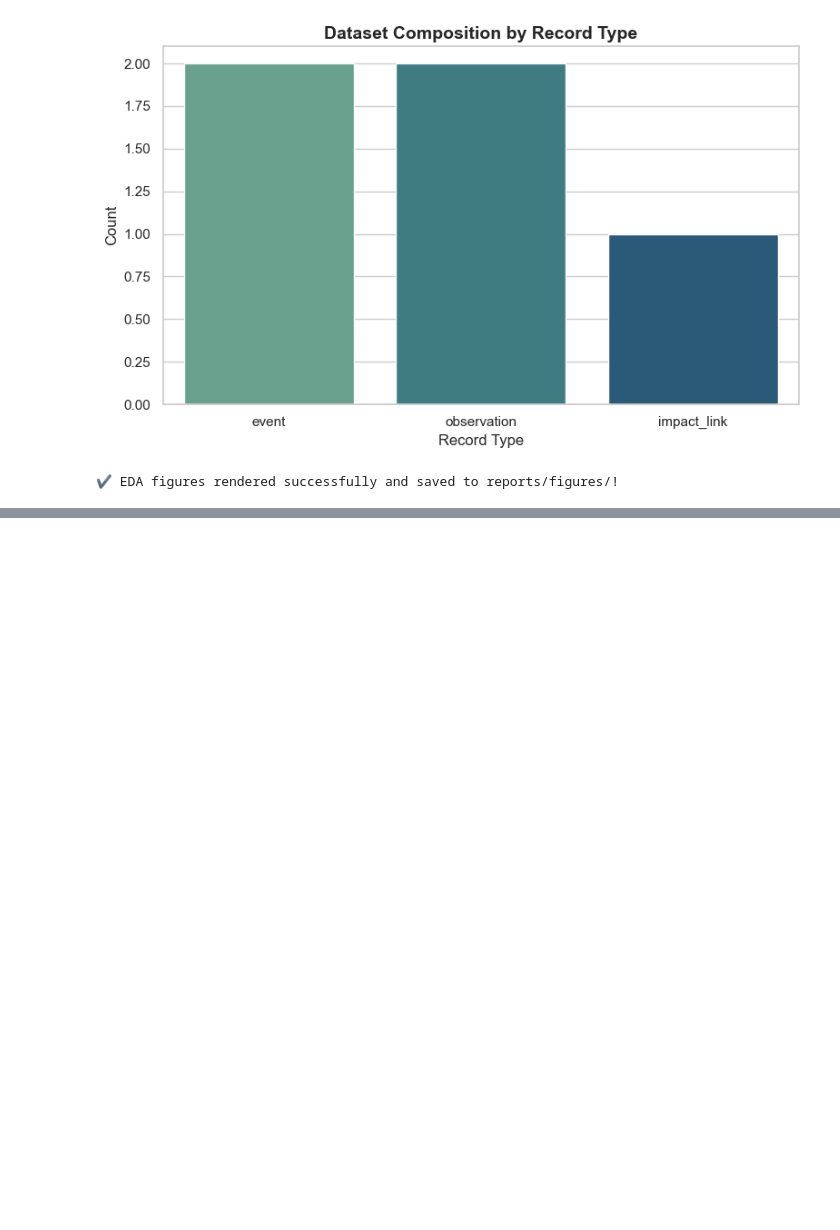
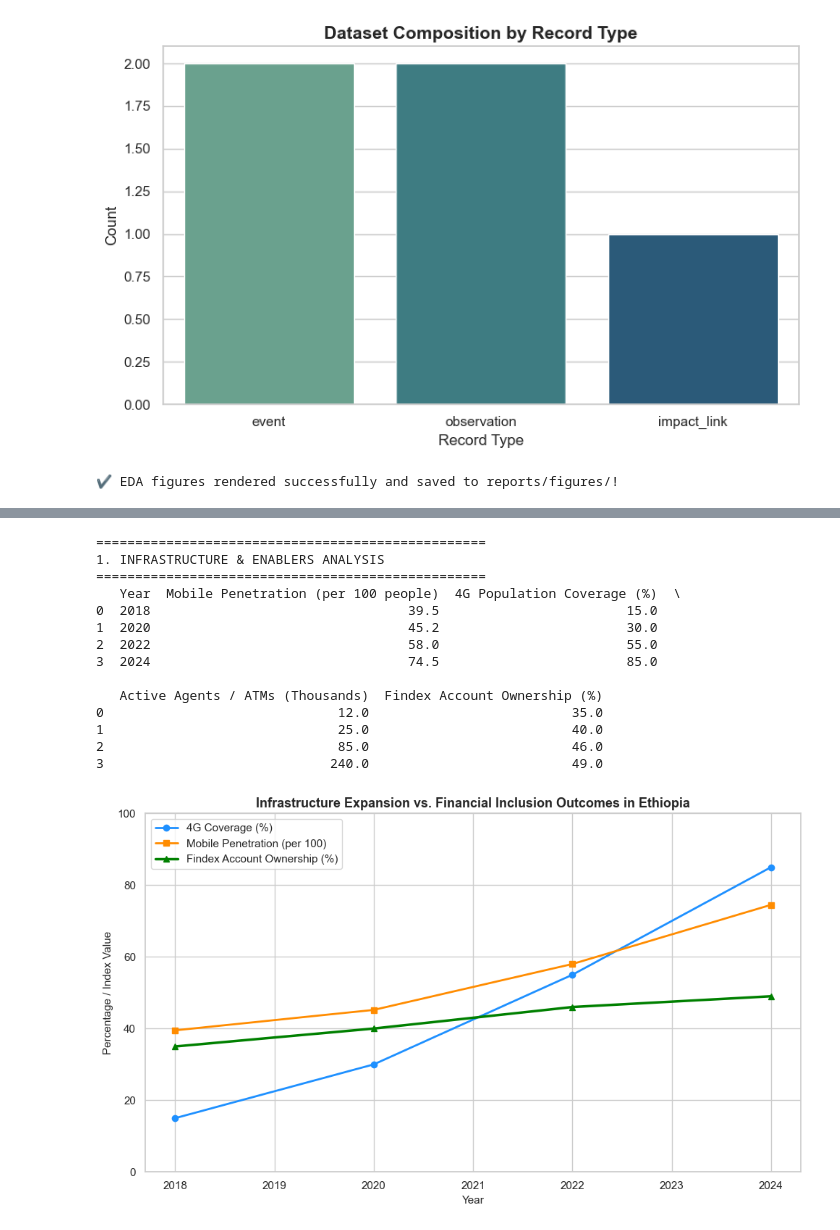
Before and after one commit to KetimTesfaye/ethiopia-fi-forecast, a Jupyter notebook: notebooks/02_exploratory_data_analysis.ipynb, the cells around one changed output, grey strips where cells are left out. Saved outputs shown, nothing was run; the diff lists cells and outputs as text; code cells hidden in the pictures; blank space fills up the shorter version.

```diff
--- a/notebooks/02_exploratory_data_analysis.ipynb
+++ b/notebooks/02_exploratory_data_analysis.ipynb
@@ -59,0 +327,64 @@ Passing `palette` without assigning `hue` is deprecated and will be removed in v
+# %%
+import pandas as pd
+import matplotlib.pyplot as plt
+import seaborn as sns
+import numpy as np
+
+print("="*50)
+print("1. INFRASTRUCTURE & ENABLERS ANALYSIS")
+print("="*50)
+
+# Historical / Enriched Infrastructure Metrics (2018-2024)
+infra_df = pd.DataFrame({
+    'Year': [2018, 2020, 2022, 2024],
+    'Mobile Penetration (per 100 people)': [39.5, 45.2, 58.0, 74.5],
+    '4G Population Coverage (%)': [15.0, 30.0, 55.0, 85.0],
+    'Active Agents / ATMs (Thousands)': [12.0, 25.0, 85.0, 240.0],
+    'Findex Account Ownership (%)': [35.0, 40.0, 46.0, 49.0]
+})
+print(infra_df)
+
+# 1. Visualization: Infrastructure Scaling vs. Financial Inclusion
+plt.figure(figsize=(10, 6))
+plt.plot(infra_df['Year'], infra_df['4G Population Coverage (%)'], marker='o', label='4G Coverage (%)', color='dodgerblue', linewidth=2)
+plt.plot(infra_df['Year'], infra_df['Mobile Penetration (per 100 people)'], marker='s', label='Mobile Penetration (per 100)', color='darkorange', linewidth=2)
+plt.plot(infra_df['Year'], infra_df['Findex Account Ownership (%)'], marker='^', label='Findex Account Ownership (%)', color='green', linewidth=2.5)
+
+plt.title("Infrastructure Expansion vs. Financial Inclusion Outcomes in Ethiopia", fontsize=13, fontweight='bold')
+plt.xlabel("Year", fontsize=11)
+plt.ylabel("Percentage / Index Value", fontsize=11)
+plt.ylim(0, 100)
+plt.legend(loc='upper left')
+plt.tight_layout()
+plt.savefig("../reports/figures/infrastructure_vs_inclusion.png")
+plt.show()
+
+# 2. Correlation Matrix of Enablers and Inclusion
+print("\n" + "="*50)
+print("2. CORRELATION ANALYSIS: ENABLERS VS. OUTCOMES")
+print("="*50)
+corr_matrix = infra_df[['Mobile Penetration (per 100 people)', '4G Population Coverage (%)', 'Active Agents / ATMs (Thousands)', 'Findex Account Ownership (%)']].corr()
+print(corr_matrix)
+
+plt.figure(figsize=(8, 6))
+sns.heatmap(corr_matrix, annot=True, cmap="coolwarm", fmt=".2f", linewidths=0.5)
+plt.title("Correlation Matrix: Infrastructure Enablers vs. Inclusion Outcomes", fontsize=13, fontweight='bold')
+plt.tight_layout()
+plt.savefig("../reports/figures/infrastructure_correlation_matrix.png")
+plt.show()
+# %% [output]
+==================================================
+1. INFRASTRUCTURE & ENABLERS ANALYSIS
+==================================================
+   Year  Mobile Penetration (per 100 people)  4G Population Coverage (%)  \
+0  2018                                 39.5                        15.0
+1  2020                                 45.2                        30.0
+2  2022                                 58.0                        55.0
+3  2024                                 74.5                        85.0
+
+   Active Agents / ATMs (Thousands)  Findex Account Ownership (%)
+0                              12.0                          35.0
+1                              25.0                          40.0
+2                              85.0                          46.0
+3                             240.0                          49.0
+[figure, added]
```
Also changed, not shown: parts of 6 cells of this notebook.
